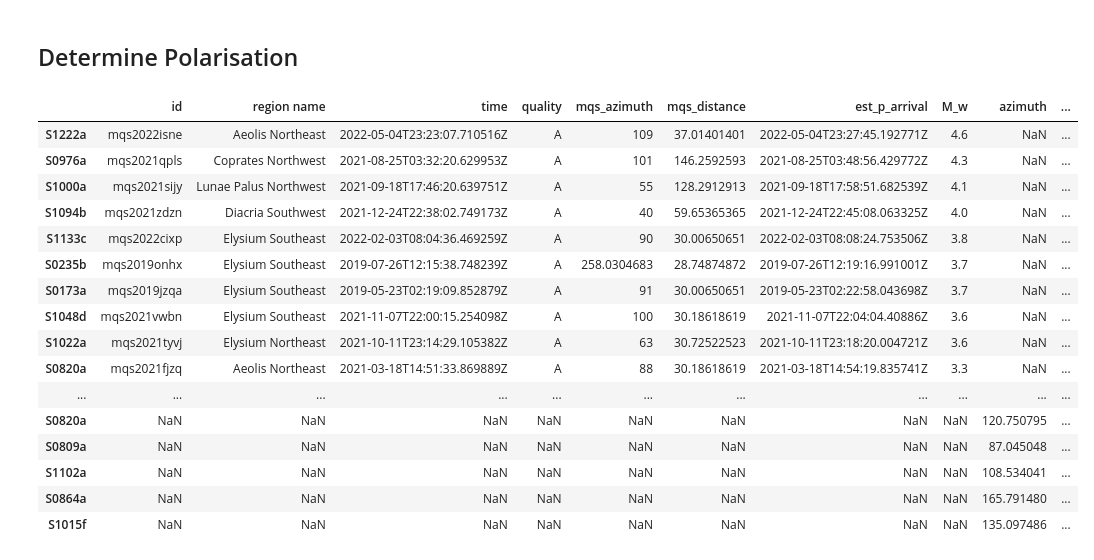
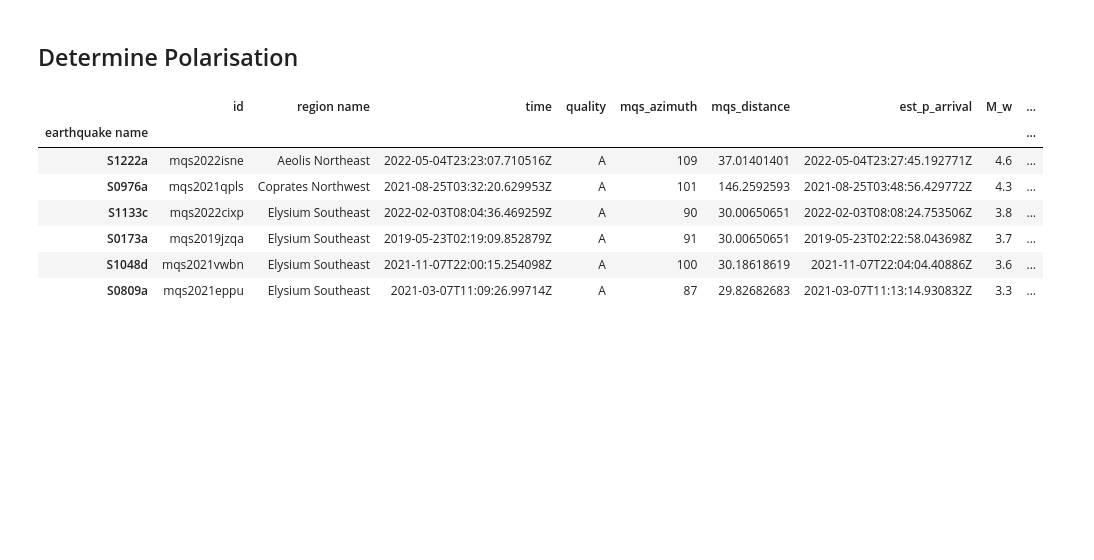
Before and after one commit to t0mmyt/insight-notebooks, a Jupyter notebook: notebooks/polarisation.ipynb, the cells around one changed output. Saved outputs shown, nothing was run; the diff lists cells and outputs as text; code cells hidden in the pictures; blank space fills up the shorter version.

```diff
--- a/notebooks/polarisation.ipynb
+++ b/notebooks/polarisation.ipynb
@@ -16,7 +20,7 @@ DATA_DIR = "../data/"
 network = "XB"
 station = "ELYSE"
 location = "02"
-bandpass = {"freqmin": 0.1, "freqmax": 0.7}
+bandpass = {"freqmin": 0.1, "freqmax": 0.8}
 before, after = 10, 120
 # %% [markdown]
 ## Read events back from disk
@@ -58,31 +44,16 @@ pa = {}
 for evt in events.index:
     pa[evt] = polarization_azimuth(st_zne[evt], offset=before)._asdict()
 # %%
-# events = pd.merge(events, pd.DataFrame(pa).T, left_index=True, right_index=True)
-events = pd.concat((events, pd.DataFrame(pa).T))
+events = events.join(pd.DataFrame(pa).T)
 events["angle_err"] = events.apply(lambda e: angle_err(e.azimuth, float(e.mqs_azimuth)), axis=1)
+events = events[events["angle_err"] < 10]
 events
-
-# # Plot
-# ax = plt.subplot(111, polar=True)
-# ax.plot([i["azimuth"] for i in pa.values()], [i["incident_angle"] for i in pa.values()], "ro")
-# ax.set_theta_direction(-1)
-# ax.set_theta_zero_location("N")
 # %% [output]
-|  | id | region name | time | quality | mqs_azimuth | mqs_distance | est_p_arrival | M_w | azimuth | ... |
-| S1222a | mqs2022isne | Aeolis Northeast | 2022-05-04T23:23:07.710516Z | A | 109 | 37.01401401 | 2022-05-04T23:27:45.192771Z | 4.6 | NaN | ... |
-| S0976a | mqs2021qpls | Coprates Northwest | 2021-08-25T03:32:20.629953Z | A | 101 | 146.2592593 | 2021-08-25T03:48:56.429772Z | 4.3 | NaN | ... |
-| S1000a | mqs2021sijy | Lunae Palus Northwest | 2021-09-18T17:46:20.639751Z | A | 55 | 128.2912913 | 2021-09-18T17:58:51.682539Z | 4.1 | NaN | ... |
-| S1094b | mqs2021zdzn | Diacria Southwest | 2021-12-24T22:38:02.749173Z | A | 40 | 59.65365365 | 2021-12-24T22:45:08.063325Z | 4.0 | NaN | ... |
-| S1133c | mqs2022cixp | Elysium Southeast | 2022-02-03T08:04:36.469259Z | A | 90 | 30.00650651 | 2022-02-03T08:08:24.753506Z | 3.8 | NaN | ... |
-| S0235b | mqs2019onhx | Elysium Southeast | 2019-07-26T12:15:38.748239Z | A | 258.0304683 | 28.74874872 | 2019-07-26T12:19:16.991001Z | 3.7 | NaN | ... |
-| S0173a | mqs2019jzqa | Elysium Southeast | 2019-05-23T02:19:09.852879Z | A | 91 | 30.00650651 | 2019-05-23T02:22:58.043698Z | 3.7 | NaN | ... |
-| S1048d | mqs2021vwbn | Elysium Southeast | 2021-11-07T22:00:15.254098Z | A | 100 | 30.18618619 | 2021-11-07T22:04:04.40886Z | 3.6 | NaN | ... |
-| S1022a | mqs2021tyvj | Elysium Northeast | 2021-10-11T23:14:29.105382Z | A | 63 | 30.72522523 | 2021-10-11T23:18:20.004721Z | 3.6 | NaN | ... |
-| S0820a | mqs2021fjzq | Aeolis Northeast | 2021-03-18T14:51:33.869889Z | A | 88 | 30.18618619 | 2021-03-18T14:54:19.835741Z | 3.3 | NaN | ... |
-| ... | ... | ... | ... | ... | ... | ... | ... | ... | ... | ... |
-| S0820a | NaN | NaN | NaN | NaN | NaN | NaN | NaN | NaN | 120.750795 | ... |
-| S0809a | NaN | NaN | NaN | NaN | NaN | NaN | NaN | NaN | 87.045048 | ... |
-| S1102a | NaN | NaN | NaN | NaN | NaN | NaN | NaN | NaN | 108.534041 | ... |
-| S0864a | NaN | NaN | NaN | NaN | NaN | NaN | NaN | NaN | 165.791480 | ... |
-| S1015f | NaN | NaN | NaN | NaN | NaN | NaN | NaN | NaN | 135.097486 | ... |
+|  | id | region name | time | quality | mqs_azimuth | mqs_distance | est_p_arrival | M_w | ... |
+| earthquake name |  |  |  |  |  |  |  |  | ... |
+| S1222a | mqs2022isne | Aeolis Northeast | 2022-05-04T23:23:07.710516Z | A | 109 | 37.01401401 | 2022-05-04T23:27:45.192771Z | 4.6 | ... |
+| S0976a | mqs2021qpls | Coprates Northwest | 2021-08-25T03:32:20.629953Z | A | 101 | 146.2592593 | 2021-08-25T03:48:56.429772Z | 4.3 | ... |
+| S1133c | mqs2022cixp | Elysium Southeast | 2022-02-03T08:04:36.469259Z | A | 90 | 30.00650651 | 2022-02-03T08:08:24.753506Z | 3.8 | ... |
+| S0173a | mqs2019jzqa | Elysium Southeast | 2019-05-23T02:19:09.852879Z | A | 91 | 30.00650651 | 2019-05-23T02:22:58.043698Z | 3.7 | ... |
+| S1048d | mqs2021vwbn | Elysium Southeast | 2021-11-07T22:00:15.254098Z | A | 100 | 30.18618619 | 2021-11-07T22:04:04.40886Z | 3.6 | ... |
+| S0809a | mqs2021eppu | Elysium Southeast | 2021-03-07T11:09:26.99714Z | A | 87 | 29.82682683 | 2021-03-07T11:13:14.930832Z | 3.3 | ... |
```
Also changed, not shown: parts of 10 cells of this notebook, 1 other file.
